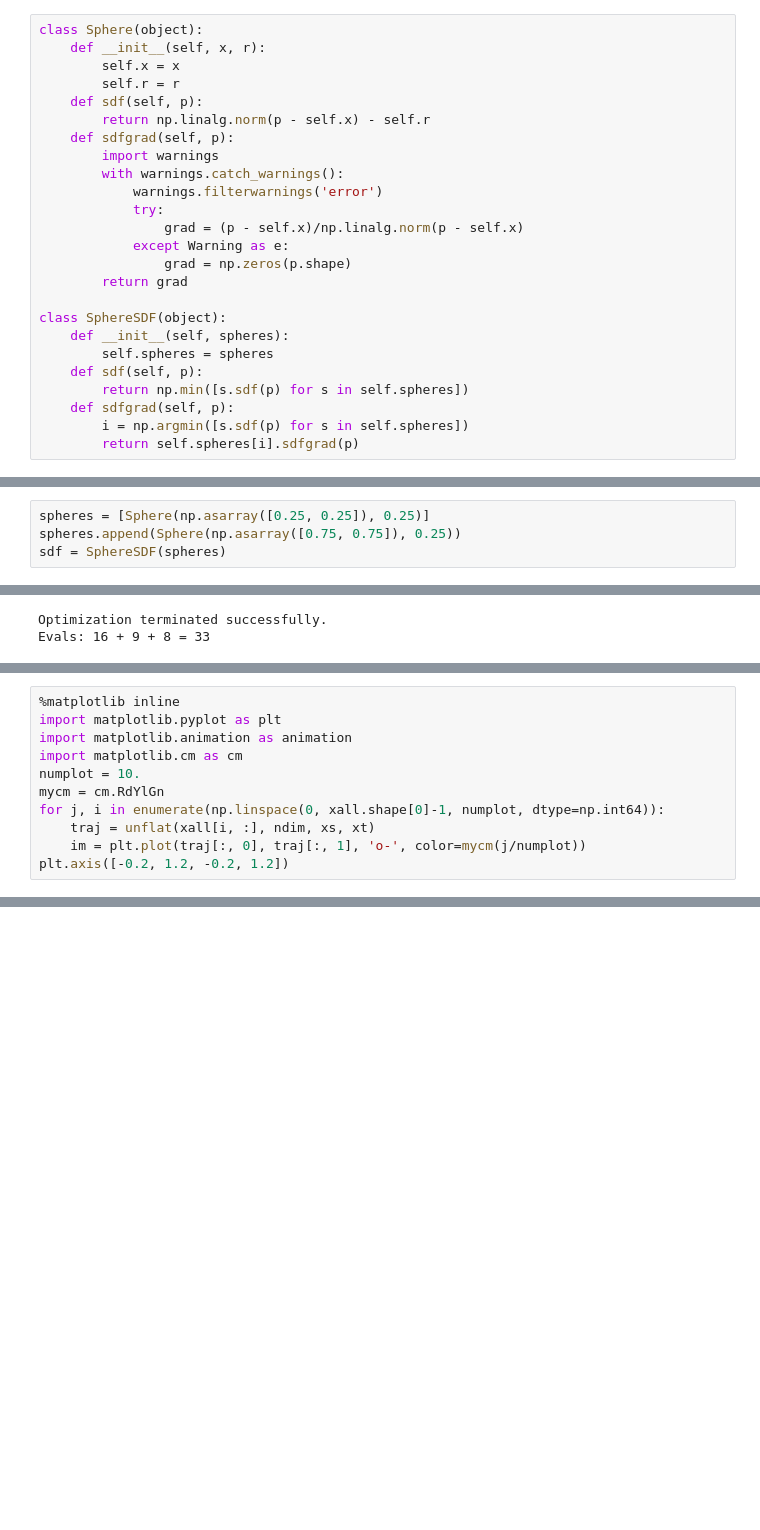
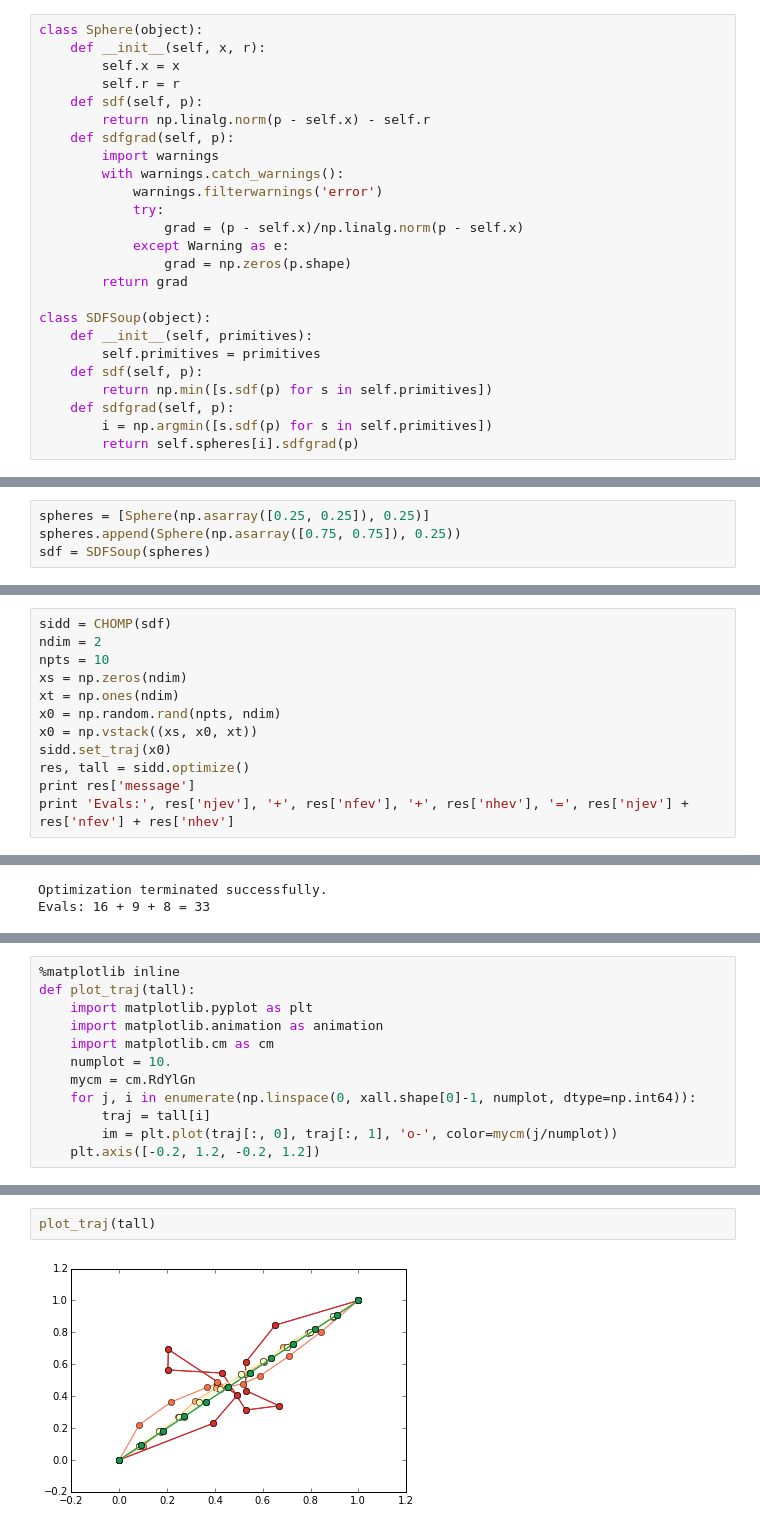
Before and after one commit to siddhss5/notebooks, a Jupyter notebook: FunctionalGradientOptimization.ipynb, the cells around one changed output, grey strips where cells are left out. Drawn from its saved outputs; the diff is of its cells as text; blank space fills up the shorter version.

```diff
--- a/FunctionalGradientOptimization.ipynb
+++ b/FunctionalGradientOptimization.ipynb
@@ -23,13 +23,13 @@ class Sphere(object):
                 grad = np.zeros(p.shape)
         return grad
 
-class SphereSDF(object):
-    def __init__(self, spheres):
-        self.spheres = spheres
+class SDFSoup(object):
+    def __init__(self, primitives):
+        self.primitives = primitives
     def sdf(self, p):
-        return np.min([s.sdf(p) for s in self.spheres])
+        return np.min([s.sdf(p) for s in self.primitives])
     def sdfgrad(self, p):
-        i = np.argmin([s.sdf(p) for s in self.spheres])
+        i = np.argmin([s.sdf(p) for s in self.primitives])
         return self.spheres[i].sdfgrad(p)
 # %%
 def c(sdf, eps, k):
@@ -42,7 +42,7 @@ def c(sdf, eps, k):
 # %%
 spheres = [Sphere(np.asarray([0.25, 0.25]), 0.25)]
 spheres.append(Sphere(np.asarray([0.75, 0.75]), 0.25))
-sdf = SphereSDF(spheres)
+sdf = SDFSoup(spheres)
 # %%
 # From http://stackoverflow.com/questions/20144529/shifted-colorbar-matplotlib
 from matplotlib.colors import Normalize
@@ -125,0 +168,12 @@ def optimize(xs, xt, x0=None, npts=10, sdf):
+# %%
+sidd = CHOMP(sdf)
+ndim = 2
+npts = 10
+xs = np.zeros(ndim)
+xt = np.ones(ndim)
+x0 = np.random.rand(npts, ndim)
+x0 = np.vstack((xs, x0, xt))
+sidd.set_traj(x0)
+res, tall = sidd.optimize()
+print res['message']
+print 'Evals:', res['njev'], '+', res['nfev'], '+', res['nhev'], '=', res['njev'] + res['nfev'] + res['nhev']
@@ -147,11 +219,12 @@ Evals: 16 + 9 + 8 = 33
 # %%
 %matplotlib inline
-import matplotlib.pyplot as plt
-import matplotlib.animation as animation
-import matplotlib.cm as cm
-numplot = 10.
-mycm = cm.RdYlGn
-for j, i in enumerate(np.linspace(0, xall.shape[0]-1, numplot, dtype=np.int64)):
-    traj = unflat(xall[i, :], ndim, xs, xt)
-    im = plt.plot(traj[:, 0], traj[:, 1], 'o-', color=mycm(j/numplot))
-plt.axis([-0.2, 1.2, -0.2, 1.2])
+def plot_traj(tall):
+    import matplotlib.pyplot as plt
+    import matplotlib.animation as animation
+    import matplotlib.cm as cm
+    numplot = 10.
+    mycm = cm.RdYlGn
+    for j, i in enumerate(np.linspace(0, xall.shape[0]-1, numplot, dtype=np.int64)):
+        traj = tall[i]
+        im = plt.plot(traj[:, 0], traj[:, 1], 'o-', color=mycm(j/numplot))
+    plt.axis([-0.2, 1.2, -0.2, 1.2])
@@ -161 +231,5 @@ plt.axis([-0.2, 1.2, -0.2, 1.2])
+# %%
+plot_traj(tall)
+# %% [output]
+[figure, added]
 # %%
```
Also changed, not shown: parts of 9 cells of this notebook.
